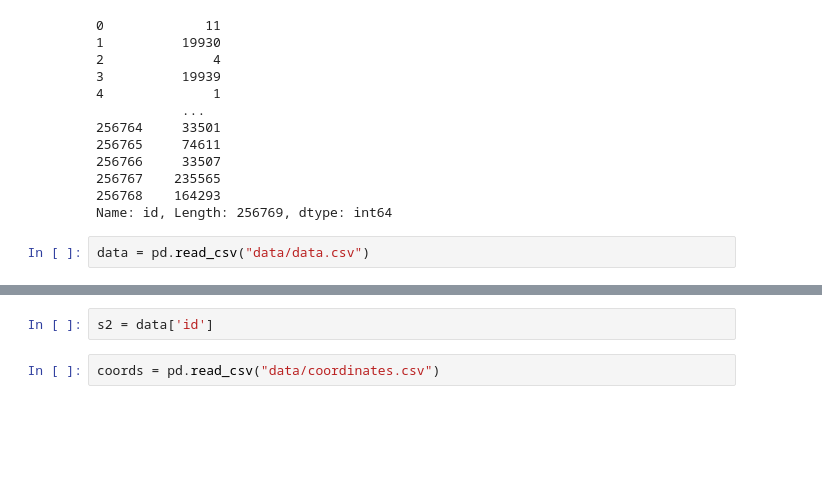
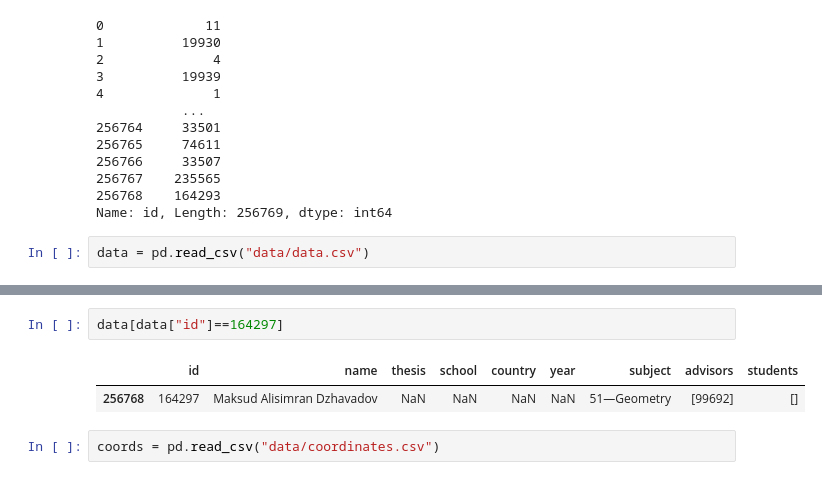
Before and after one commit to Sai271828/MGP, a Jupyter notebook: heat_map.ipynb, the cells around one changed output, grey strips where cells are left out. Cells and saved outputs as stored; diff of their text form; blank space fills up the shorter version.

```diff
--- a/heat_map.ipynb
+++ b/heat_map.ipynb
@@ -33,6 +33,9 @@ data.head()
 | 3 | 7 | Carl Eric Langenhop | Properties of Kernels of Integral... | Iowa State University | UnitedStates | 1948.0 | NaN | [281] | [48, 104689, 38, 33, 3026, 39, 32... |
 | 4 | 6 | William B. Stiles | Solutions of Clamped Plated Probl... | Iowa State University | UnitedStates | 1945.0 | NaN | [258] | [] |
 # %%
-s2 = data['id']
+data[data["id"]==164297]
+# %% [output]
+|  | id | name | thesis | school | country | year | subject | advisors | students |
+| 256768 | 164297 | Maksud Alisimran Dzhavadov | NaN | NaN | NaN | NaN | 51—Geometry | [99692] | [] |
 # %%
 coords = pd.read_csv("data/coordinates.csv")
```
Also changed, not shown: parts of 15 cells of this notebook.
